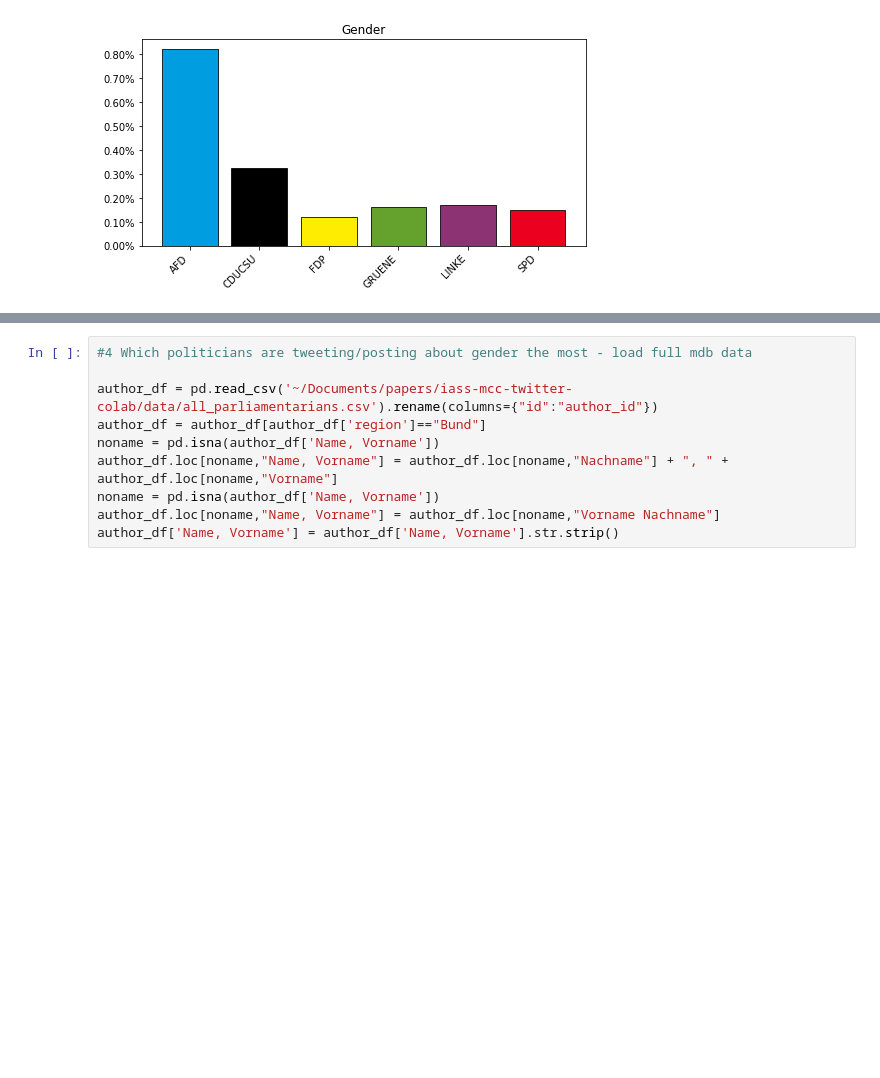
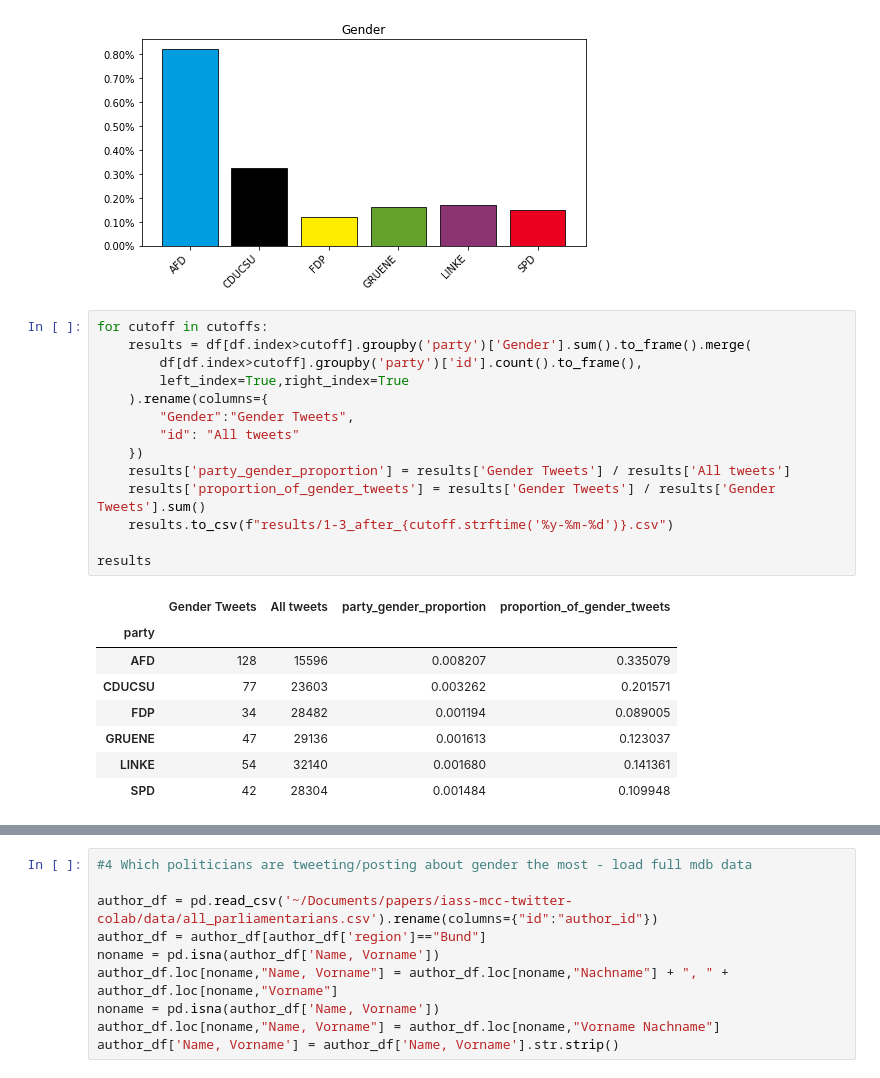
Before and after one commit to mcallaghan/ts-bundestag-tweets, a Jupyter notebook: Gender/Gender.ipynb, the cells around one changed output, grey strips where cells are left out. Saved outputs shown, nothing was run; the diff lists cells and outputs as text; blank space fills up the shorter version.

```diff
--- a/Gender/Gender.ipynb
+++ b/Gender/Gender.ipynb
@@ -91,6 +91,29 @@ for cutoff in cutoffs:
 [figure]
 21-01-01
 [figure]
+# %%
+for cutoff in cutoffs:
+    results = df[df.index>cutoff].groupby('party')['Gender'].sum().to_frame().merge(
+        df[df.index>cutoff].groupby('party')['id'].count().to_frame(),
+        left_index=True,right_index=True
+    ).rename(columns={
+        "Gender":"Gender Tweets",
+        "id": "All tweets"
+    })
+    results['party_gender_proportion'] = results['Gender Tweets'] / results['All tweets']
+    results['proportion_of_gender_tweets'] = results['Gender Tweets'] / results['Gender Tweets'].sum()
+    results.to_csv(f"results/1-3_after_{cutoff.strftime('%y-%m-%d')}.csv")
+
+results
+# %% [output]
+|  | Gender Tweets | All tweets | party_gender_proportion | proportion_of_gender_tweets |
+| party |  |  |  |  |
+| AFD | 128 | 15596 | 0.008207 | 0.335079 |
+| CDUCSU | 77 | 23603 | 0.003262 | 0.201571 |
+| FDP | 34 | 28482 | 0.001194 | 0.089005 |
+| GRUENE | 47 | 29136 | 0.001613 | 0.123037 |
+| LINKE | 54 | 32140 | 0.001680 | 0.141361 |
+| SPD | 42 | 28304 | 0.001484 | 0.109948 |
 # %%
 #2 Absolute number of tweets/posts using the term ‘gender’
 for cutoff in cutoffs:
```
Also changed, not shown: parts of 5 cells of this notebook, 13 other files.
